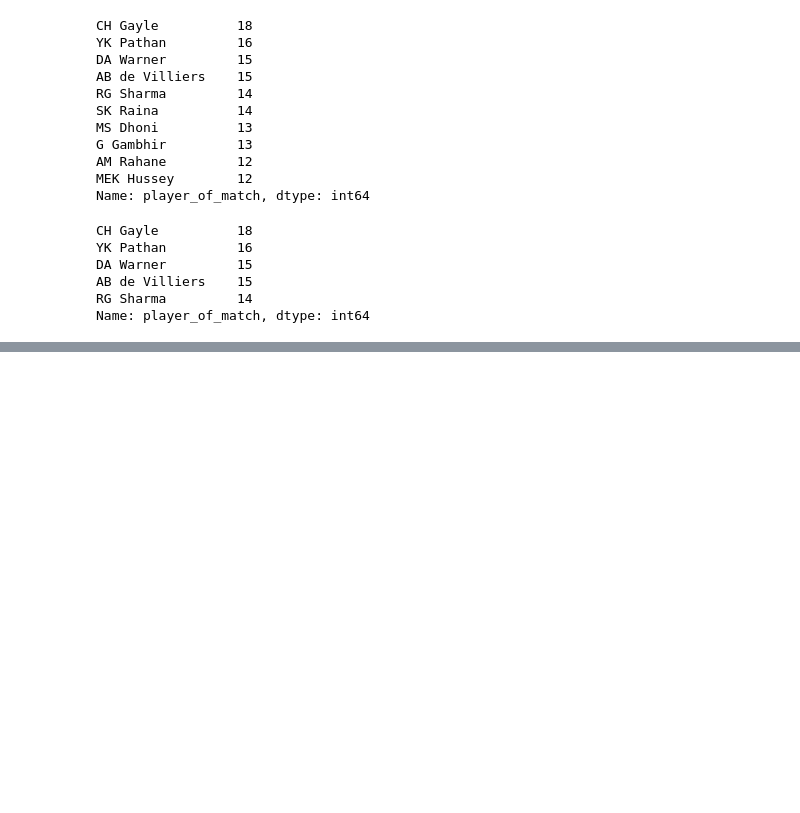
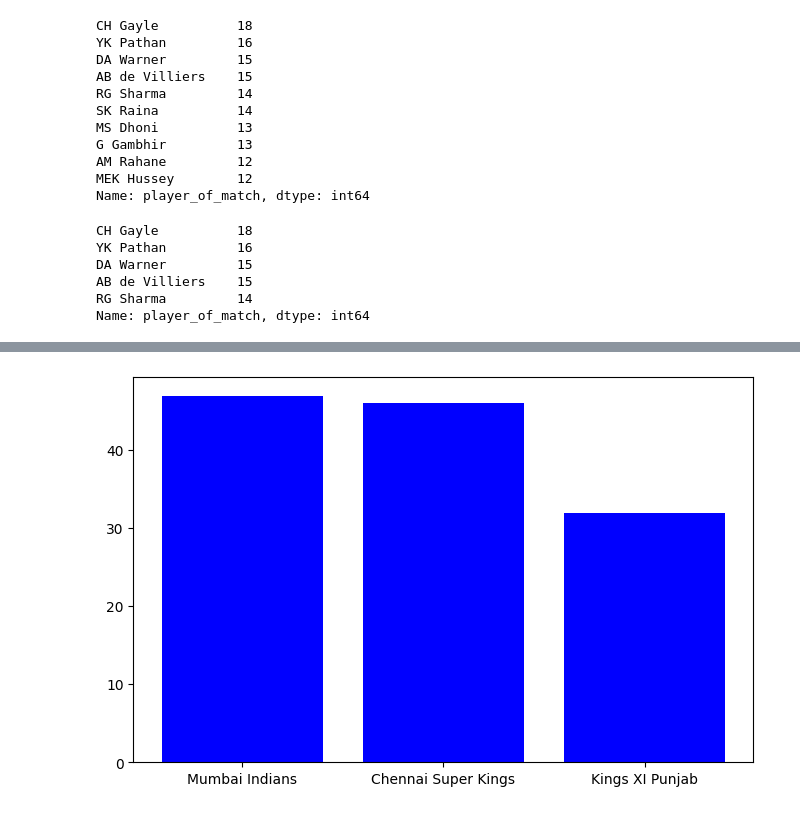
Before and after one commit to ijazkhan101/IPL-Data-Set-Data-analysis-with-Pandas, a Jupyter notebook: EdaOnIPLData.ipynb, the cells around one changed output, grey strips where cells are left out. Drawn from its saved outputs; the diff is of its cells as text; code cells hidden in the pictures; blank space fills up the shorter version.

```diff
--- a/EdaOnIPLData.ipynb
+++ b/EdaOnIPLData.ipynb
@@ -59,0 +133,7 @@ Name: player_of_match, dtype: int64
+# %%
+# making bar plot for top 3 team with most wins after battng 1st
+plt.figure(figsize=(8,5))
+plt.bar(list(batting_1st['winner'].value_counts()[0:3].keys()),list(batting_1st['winner'].value_counts()[0:3]),color='blue')
+plt.show()
+# %% [output]
+[figure, added]
```
Also changed, not shown: parts of 7 cells of this notebook.
